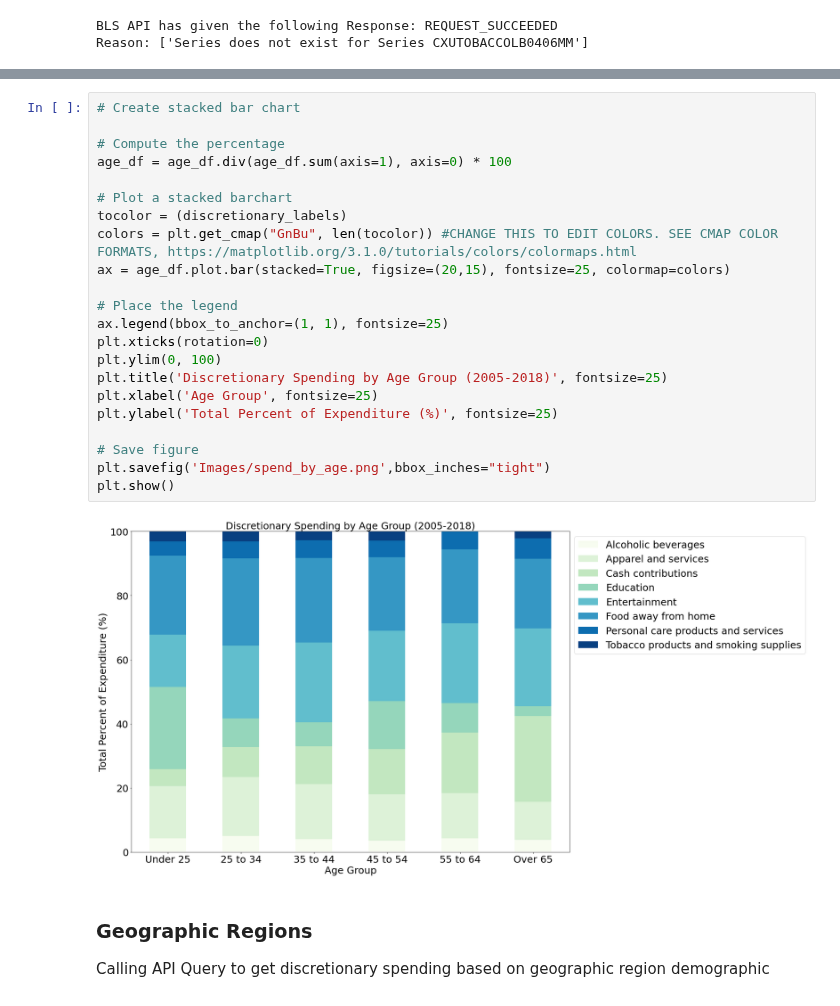
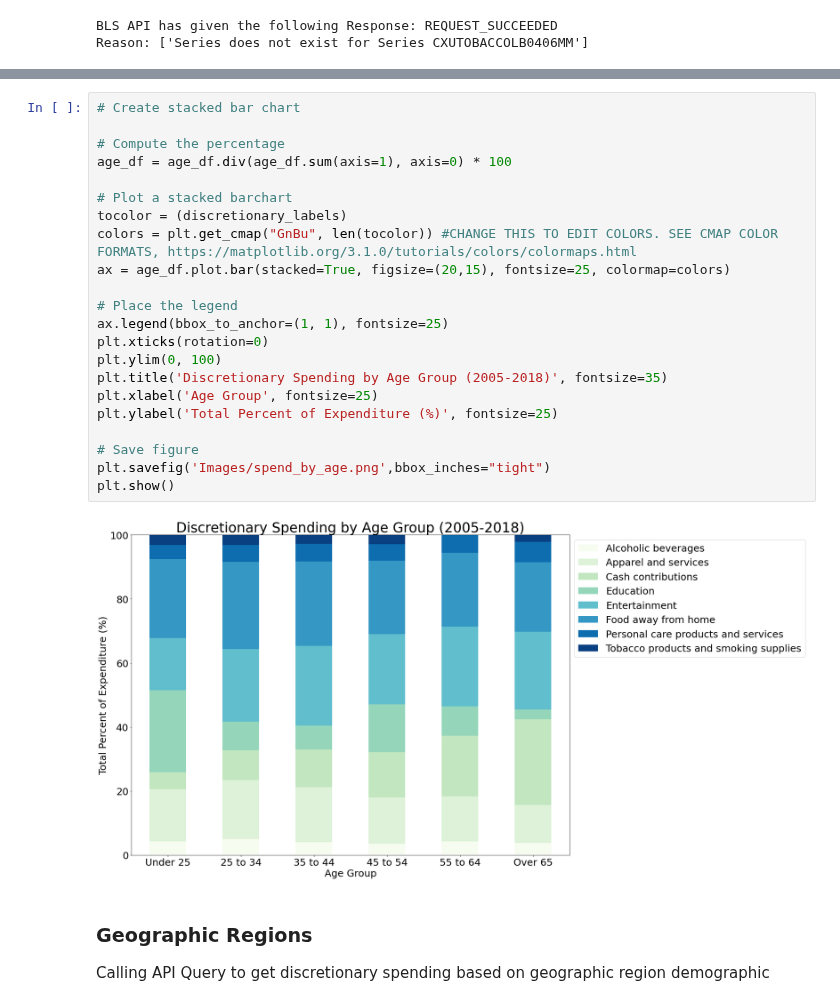
Before and after one commit to joshcoronel/discretionary-spending, a Jupyter notebook: Project_1_main.ipynb, the cells around one changed output, grey strips where cells are left out. Drawn from its saved outputs; the diff is of its cells as text.

```diff
--- a/Project_1_main.ipynb
+++ b/Project_1_main.ipynb
@@ -416,27 +416,27 @@ age_df
 # %%
 # Create stacked bar chart
 
 # Compute the percentage
 age_df = age_df.div(age_df.sum(axis=1), axis=0) * 100
 
 # Plot a stacked barchart
 tocolor = (discretionary_labels)
 colors = plt.get_cmap("GnBu", len(tocolor)) #CHANGE THIS TO EDIT COLORS. SEE CMAP COLOR FORMATS, https://matplotlib.org/3.1.0/tutorials/colors/colormaps.html
 ax = age_df.plot.bar(stacked=True, figsize=(20,15), fontsize=25, colormap=colors)
 
 # Place the legend
 ax.legend(bbox_to_anchor=(1, 1), fontsize=25)
 plt.xticks(rotation=0)
 plt.ylim(0, 100)
-plt.title('Discretionary Spending by Age Group (2005-2018)', fontsize=25)
+plt.title('Discretionary Spending by Age Group (2005-2018)', fontsize=35)
 plt.xlabel('Age Group', fontsize=25)
 plt.ylabel('Total Percent of Expenditure (%)', fontsize=25)
 
 # Save figure
 plt.savefig('Images/spend_by_age.png',bbox_inches="tight")
 plt.show()
 # %% [output]
-[figure, old version]
+[figure, new version]
 # %% [markdown]
 ### Geographic Regions
 Calling API Query to get discretionary spending based on geographic region demographic
```
Also changed, not shown: parts of 3 cells of this notebook, 4 other files.
